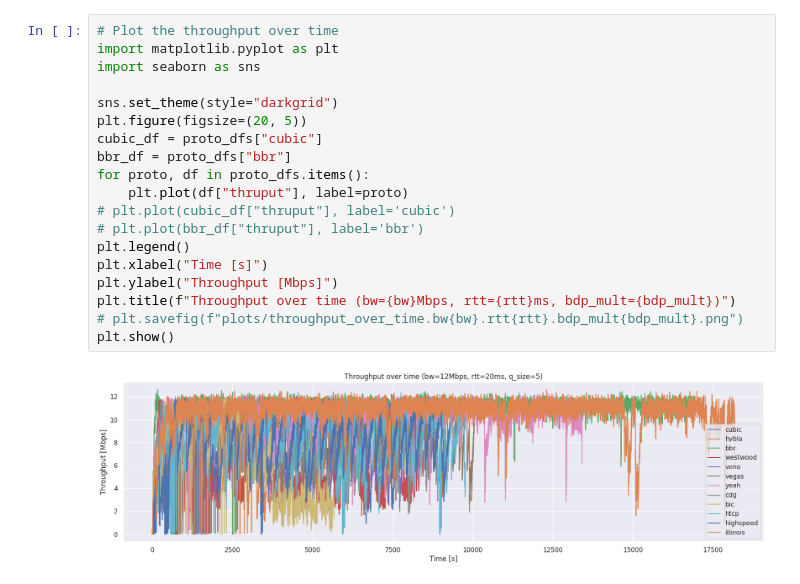
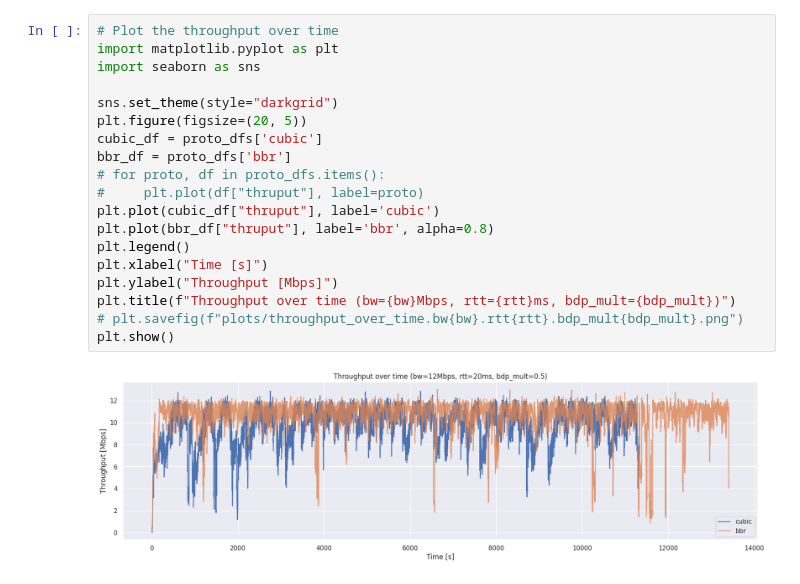
Before and after one commit to lorepap/mutant2, a Jupyter notebook: analysis/training_analysis.ipynb, the cells around one changed output. Cells and saved outputs as stored; diff of their text form.

```diff
--- a/analysis/training_analysis.ipynb
+++ b/analysis/training_analysis.ipynb
@@ -28,21 +30,21 @@ NameError: name 'q_size' is not defined
 # %%
 # Plot the throughput over time
 import matplotlib.pyplot as plt
 import seaborn as sns
 
 sns.set_theme(style="darkgrid")
 plt.figure(figsize=(20, 5))
-cubic_df = proto_dfs["cubic"]
-bbr_df = proto_dfs["bbr"]
-for proto, df in proto_dfs.items():
-    plt.plot(df["thruput"], label=proto)
-# plt.plot(cubic_df["thruput"], label='cubic')
-# plt.plot(bbr_df["thruput"], label='bbr')
+cubic_df = proto_dfs['cubic']
+bbr_df = proto_dfs['bbr']
+# for proto, df in proto_dfs.items():
+#     plt.plot(df["thruput"], label=proto)
+plt.plot(cubic_df["thruput"], label='cubic')
+plt.plot(bbr_df["thruput"], label='bbr', alpha=0.8)
 plt.legend()
 plt.xlabel("Time [s]")
 plt.ylabel("Throughput [Mbps]")
 plt.title(f"Throughput over time (bw={bw}Mbps, rtt={rtt}ms, bdp_mult={bdp_mult})")
 # plt.savefig(f"plots/throughput_over_time.bw{bw}.rtt{rtt}.bdp_mult{bdp_mult}.png")
 plt.show()
 # %% [output]
-[figure, old version]
+[figure, new version]
```
Also changed, not shown: parts of 6 cells of this notebook, 11 other files.
